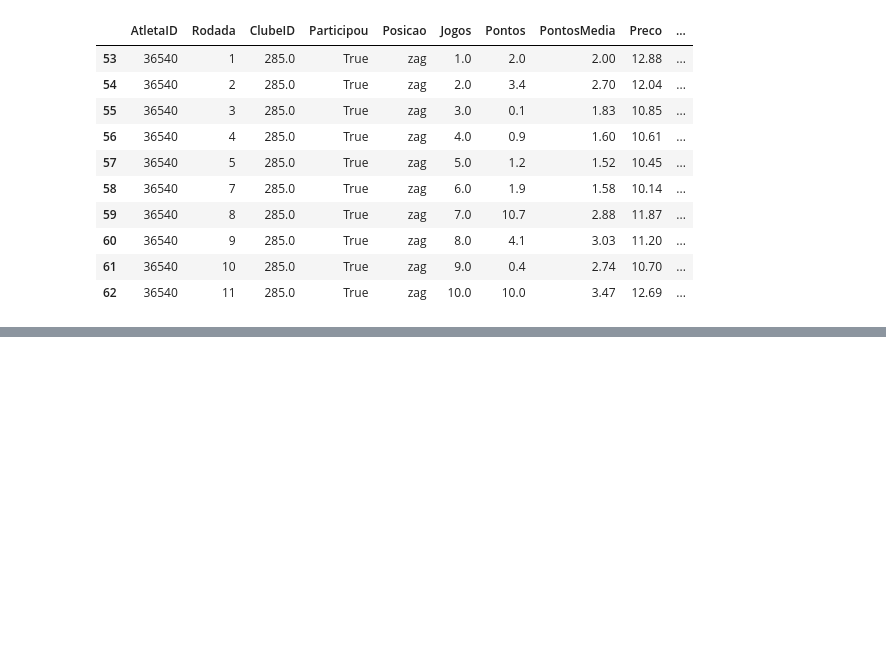
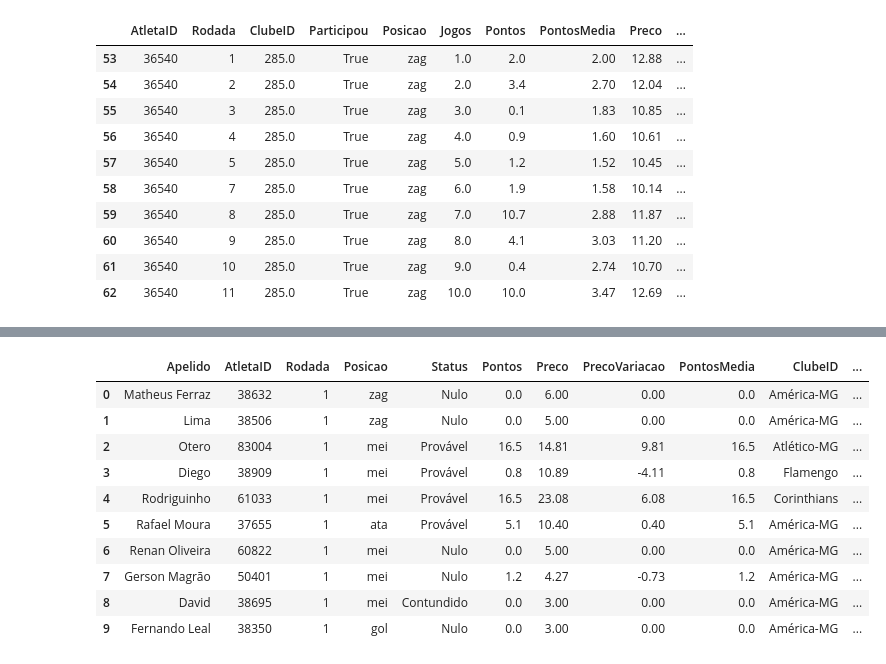
Before and after one commit to MCGambarin/tcc, a Jupyter notebook: tcc.ipynb, the cells around one changed output, grey strips where cells are left out. Drawn from its saved outputs; the diff is of its cells as text; code cells hidden in the pictures; blank space fills up the shorter version.

```diff
--- a/tcc.ipynb
+++ b/tcc.ipynb
@@ -135,3 +147,92 @@ número de registros 2018: 22540
+# %%
+#Juntar planilha limpa obtidade de 2018 com dados_agregados
+
+
+#Renomear algumas colunas
+df_2018_map = df_2018.rename(columns={
+    'atletas.atleta_id': 'AtletaID',
+    'atletas.clube.id.full.name': 'ClubeID',
+    'atletas.posicao_id': 'Posicao',
+    'atletas.apelido': 'Apelido',
+    'atletas.preco_num': 'Preco',
+    'atletas.pontos_num': 'Pontos',
+    'atletas.media_num': 'PontosMedia',
+    'atletas.variacao_num': 'PrecoVariacao',
+    'atletas.status_id': 'Status',
+    'atletas.rodada_id': 'Rodada',
+});
+
+#Adicionando colunas que faltam
+df_2018_map['Participou'] = 'TRUE'
+df_2018_map['ano'] = 2018
+df_2018_map['avg.A'] = 0
+df_2018_map['avg.A.l05'] = 0
+df_2018_map['avg.CA'] = 0
+df_2018_map['avg.CV.l05'] = 0
+df_2018_map['avg.DD'] = 0
+df_2018_map['avg.DD.l05'] = 0
+df_2018_map['avg.DP'] = 0
+df_2018_map['avg.DP.l05'] = 0
+df_2018_map['avg.FC'] = 0
+df_2018_map['avg.FC.l05'] = 0
+df_2018_map['avg.FD'] = 0
+df_2018_map['avg.FD.l05'] = 0
+df_2018_map['avg.FF'] = 0
+df_2018_map['avg.FF.l05'] = 0
+df_2018_map['avg.FS'] = 0
+df_2018_map['avg.FS.l05'] = 0
+df_2018_map['avg.FT'] = 0
+df_2018_map['avg.FT.l05'] = 0
+df_2018_map['avg.G'] = 0
+df_2018_map['avg.G.l05'] = 0
+df_2018_map['avg.GC'] = 0
+df_2018_map['avg.GC.l05'] = 0
+df_2018_map['avg.GS'] = 0
+df_2018_map['avg.GS.l05'] = 0
+df_2018_map['avg.I'] = 0
+df_2018_map['avg.I.l05'] = 0
+df_2018_map['avg.PE'] = 0
+df_2018_map['avg.PE.l05'] = 0
+df_2018_map['avg.PP'] = 0
+df_2018_map['avg.PP.l05'] = 0
+df_2018_map['avg.Points'] = 0
+df_2018_map['avg.RB'] = 0
+df_2018_map['avg.RB.l05'] = 0
+df_2018_map['avg.SG'] = 0
+df_2018_map['avg.SG.l05'] = 0
+df_2018_map['avg.last05'] = 0
+df_2018_map['away.score.x'] = 0
+df_2018_map['dia'] = 0
+df_2018_map['home.attack'] = 0
+df_2018_map['home.defend'] = 0
+df_2018_map['home.score.x'] = 0
+df_2018_map['mes'] = 0
+df_2018_map['pred.away.score'] = 0
+df_2018_map['pred.home.score'] = 0
+df_2018_map['risk_points'] = 0
+df_2018_map['Jogos'] = 0
+
+
+#Remover colunas que não serão necessárias
+df_2018_map = df_2018_map.drop('Unnamed: 0', axis=1)
+df_2018_map = df_2018_map.drop('atletas.clube_id', axis=1)
+df_2018_map = df_2018_map.drop('atletas.foto', axis=1)
+df_2018_map = df_2018_map.drop('atletas.nome', axis=1)
+df_2018_map = df_2018_map.drop('atletas.slug', axis=1)
+
+df_2018_map.head(10)
+# %% [output]
+|  | Apelido | AtletaID | Rodada | Posicao | Status | Pontos | Preco | PrecoVariacao | PontosMedia | ClubeID | ... |
+| 0 | Matheus Ferraz | 38632 | 1 | zag | Nulo | 0.0 | 6.00 | 0.00 | 0.0 | América-MG | ... |
+| 1 | Lima | 38506 | 1 | zag | Nulo | 0.0 | 5.00 | 0.00 | 0.0 | América-MG | ... |
+| 2 | Otero | 83004 | 1 | mei | Provável | 16.5 | 14.81 | 9.81 | 16.5 | Atlético-MG | ... |
+| 3 | Diego | 38909 | 1 | mei | Provável | 0.8 | 10.89 | -4.11 | 0.8 | Flamengo | ... |
+| 4 | Rodriguinho | 61033 | 1 | mei | Provável | 16.5 | 23.08 | 6.08 | 16.5 | Corinthians | ... |
+| 5 | Rafael Moura | 37655 | 1 | ata | Provável | 5.1 | 10.40 | 0.40 | 5.1 | América-MG | ... |
+| 6 | Renan Oliveira | 60822 | 1 | mei | Nulo | 0.0 | 5.00 | 0.00 | 0.0 | América-MG | ... |
+| 7 | Gerson Magrão | 50401 | 1 | mei | Nulo | 1.2 | 4.27 | -0.73 | 1.2 | América-MG | ... |
+| 8 | David | 38695 | 1 | mei | Contundido | 0.0 | 3.00 | 0.00 | 0.0 | América-MG | ... |
+| 9 | Fernando Leal | 38350 | 1 | gol | Nulo | 0.0 | 3.00 | 0.00 | 0.0 | América-MG | ... |
 # %%
 # Para os dados de 2018 são necessários outros processos de limpeza
 
```
Also changed, not shown: parts of 20 cells of this notebook, 7 other files.
